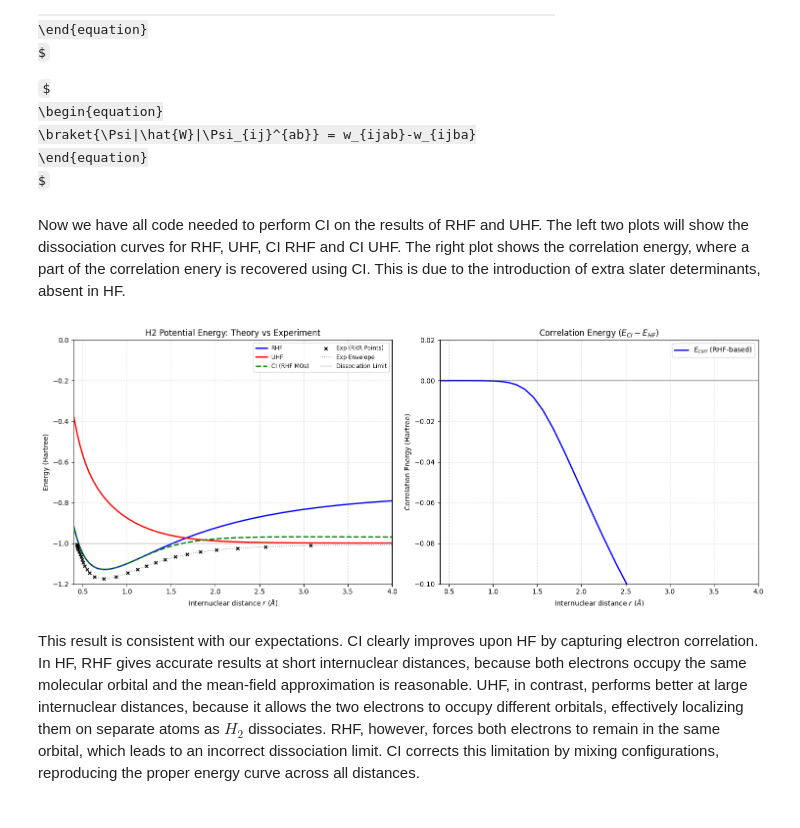
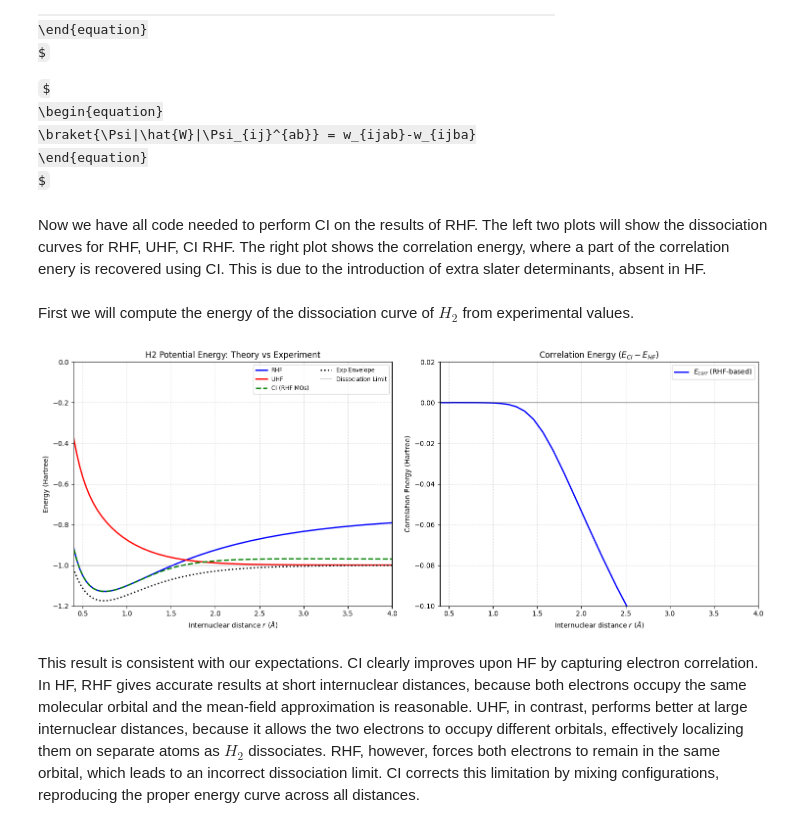
Before and after one commit to gvansan/Computational-Physics-Project-Exam-2026, a Jupyter notebook: Computational_exam_group11.ipynb, the cells around one changed output. Saved outputs shown, nothing was run; the diff lists cells and outputs as text; code cells hidden in the pictures; some formulas as TeX source.

```diff
--- a/Compu_examen.ipynb
+++ b/Computational_exam_group11.ipynb
@@ -169,4 +171,6 @@ $
 \end{equation}
 $
 # %% [markdown]
-Now we have all code needed to perform CI on the results of RHF and UHF. The left two plots will show the dissociation curves for RHF, UHF, CI RHF and CI UHF. The right plot shows the correlation energy, where a part of the correlation enery is recovered using CI. This is due to the introduction of extra slater determinants, absent in HF.
+Now we have all code needed to perform CI on the results of RHF. The left two plots will show the dissociation curves for RHF, UHF, CI RHF. The right plot shows the correlation energy, where a part of the correlation enery is recovered using CI. This is due to the introduction of extra slater determinants, absent in HF.
+# %% [markdown]
+First we will compute the energy of the dissociation curve of $H_2$ from experimental values.
@@ -202,27 +238,6 @@ def compute_and_plot_correlation_energy(dists, datas, save_path="correlation_ene
     # Correlation energy = E_CI - E_HF
     E_corr_rhf = E_ci_rhf - E_rhf
 
-    # 2. Experimental RKR Data (Vanderslice et al. 1962)
-    # Turning points (Energy cm^-1, r_min A, r_max A)
-    rkr_data = [
-        (2170.2, 0.632, 0.880), (6331.4, 0.579, 1.011), (10257.6, 0.548, 1.119),
-        (13951.3, 0.525, 1.221), (17413.0, 0.507, 1.324), (20641.5, 0.493, 1.432),
-        (23633.2, 0.481, 1.549), (26381.7, 0.470, 1.681), (28875.9, 0.461, 1.833),
-        (31101.4, 0.453, 2.016), (33040.8, 0.446, 2.250), (34668.5, 0.441, 2.571),
-        (35948.3, 0.437, 3.076), (36821.5, 0.435, 4.070), (37213.0, 0.435, 6.000)
-    ]
-
-    exp_r, exp_e = [0.7414], [VE_EXP] # Start with equilibrium point
-    for e_cm, rmin, rmax in rkr_data:
-        abs_e = VE_EXP + (e_cm / HARTREE_TO_CMINV)
-        exp_r.extend([rmin, rmax])
-        exp_e.extend([abs_e, abs_e])
-
-    # Sort for the dashed envelope line
-    sort_idx = np.argsort(exp_r)
-    exp_r_line = np.array(exp_r)[sort_idx]
-    exp_e_line = np.array(exp_e)[sort_idx]
-
     # 3. Plotting
     fig, axes = plt.subplots(1, 2, figsize=(15, 6))
 
@@ -231,44 +246,44 @@ def compute_and_plot_correlation_energy(dists, datas, save_path="correlation_ene
     axes[0].plot(dists_ang, E_uhf, label="UHF", lw=2, color='red')
     axes[0].plot(dists_ang, E_ci_rhf, label="CI (RHF MOs)", lw=2, ls="--", color='green')
 
-    # Overlay Experimental points
-    axes[0].scatter(exp_r, exp_e, color='black', marker='x', s=20, label="Exp (RKR Points)", zorder=5)
-    axes[0].plot(exp_r_line, exp_e_line, color='black', lw=1, ls=':', alpha=0.5, label="Exp Envelope")
+    #Experimental points
+    R = np.linspace(0.1,8,1000)
+    axes[0].plot(R, E_exp, color='black', lw=2, ls=':', label="Exp Envelope")
 
     axes[0].axhline(-1.0, color="gray", ls="-", alpha=0.3, label="Dissociation Limit")
     axes[0].set_xlim(0.4, 4.0)
     axes[0].set_ylim(-1.2, -0.85)
     axes[0].set_xlabel(r"Internuclear distance $r$ ($\AA$)")
     axes[0].set_ylabel("Energy (Hartree)")
     axes[0].set_title("H2 Potential Energy: Theory vs Experiment")
     axes[0].legend(fontsize='small', ncol=2)
     axes[0].grid(True, ls="--", alpha=0.4)
     axes[0].set_ylim(-1.2,0)
 
     # RIGHT PLOT: Correlation Energy
     axes[1].plot(dists_ang, E_corr_rhf, label="$E_{corr}$ (RHF-based)", lw=2, color="blue")
     axes[1].axhline(0, color="black", lw=1, alpha=0.5)
     axes[1].set_xlim(0.4, 4.0)
     axes[1].set_ylim(-0.1, 0.02)
     axes[1].set_xlabel(r"Internuclear distance $r$ ($\AA$)")
     axes[1].set_ylabel("Correlation Energy (Hartree)")
     axes[1].set_title("Correlation Energy ($E_{CI} - E_{HF}$)")
     axes[1].legend()
     axes[1].grid(True, ls="--", alpha=0.4)
 
     plt.tight_layout()
     plt.savefig("Images/correlation_energy.pdf", dpi=200)
     plt.show()
 
     return {
         "E_rhf": E_rhf, "E_uhf": E_uhf,
         "E_ci_rhf": E_ci_rhf,
-        "exp_r": exp_r_line, "exp_e": exp_e_line
+        "E_exp": E_exp
     }
 
 result = compute_and_plot_correlation_energy(dists, datas)
 # %% [output]
-[figure, old version]
+[figure, new version]
 # %% [markdown]
 This result is consistent with our expectations. CI clearly improves upon HF by capturing electron correlation. In HF, RHF gives accurate results at short internuclear distances, because both electrons occupy the same molecular orbital and the mean-field approximation is reasonable. UHF, in contrast, performs better at large internuclear distances, because it allows the two electrons to occupy different orbitals, effectively localizing them on separate atoms as $H_2$ dissociates. RHF, however, forces both electrons to remain in the same orbital, which leads to an incorrect dissociation limit. CI corrects this limitation by mixing configurations, reproducing the proper energy curve across all distances.
 # %% [markdown]
```
Also changed, not shown: parts of 18 cells of this notebook, 8 other files.
